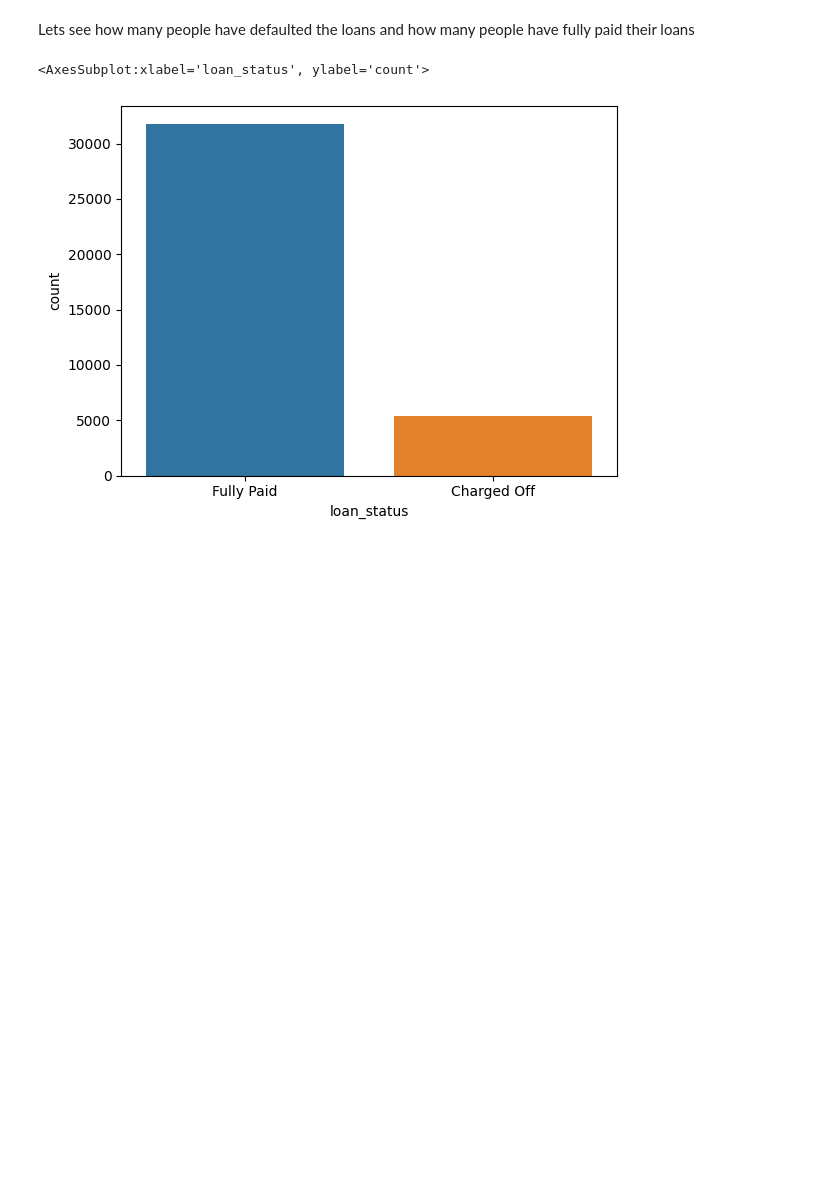
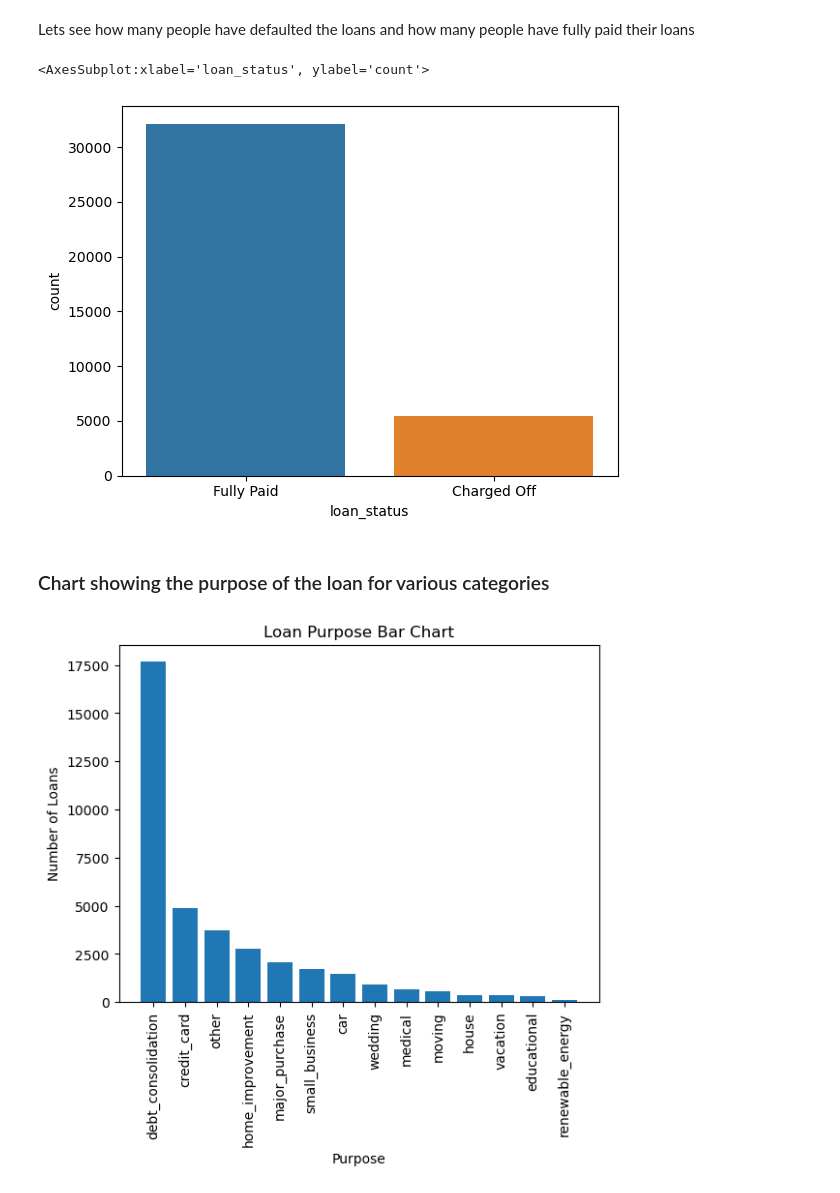
Before and after one commit to philipfranklin/LendingClubCaseStudy, a Jupyter notebook: default_analysis.ipynb, the cells around one changed output. Cells and saved outputs as stored; diff of their text form; code cells hidden in the pictures; blank space fills up the shorter version.

```diff
--- a/default_analysis.ipynb
+++ b/default_analysis.ipynb
@@ -309,7 +306,7 @@ sns.boxplot(data_99th_percent)
 Outliers got removed so we will consider only 99 percent of the dataset
 # %%
 # Uodating the dataset and Keeping only 99 percent of the datatset
-df = df[df.annual_inc <= df.annual_inc.quantile(0.99)]
+#df = df[df.annual_inc <= df.annual_inc.quantile(0.99)]
 # %%
 df.shape
 # %% [output]
@@ -333,4 +330,25 @@ Lets see how many people have defaulted the loans and how many people have fully
 sns.countplot(data=df, x='loan_status')
 # %% [output]
 <AxesSubplot:xlabel='loan_status', ylabel='count'>
-[figure, old version]
+[figure, new version]
+# %% [markdown]
+### Chart showing the purpose of the loan for various categories
+# %%
+# Count the number of loans for each purpose
+purpose_counts = df['purpose'].value_counts()
+
+# Create a bar chart
+plt.bar(purpose_counts.index, purpose_counts.values)
+
+# Set the axis labels and title
+plt.xlabel('Purpose')
+plt.ylabel('Number of Loans')
+plt.title('Loan Purpose Bar Chart')
+
+# Rotate the x-axis tick labels by 90 degrees
+plt.xticks(rotation=90)
+
+# Show the plot
+plt.show()
+# %% [output]
+[figure, added]
```
Also changed, not shown: parts of 16 cells of this notebook.
